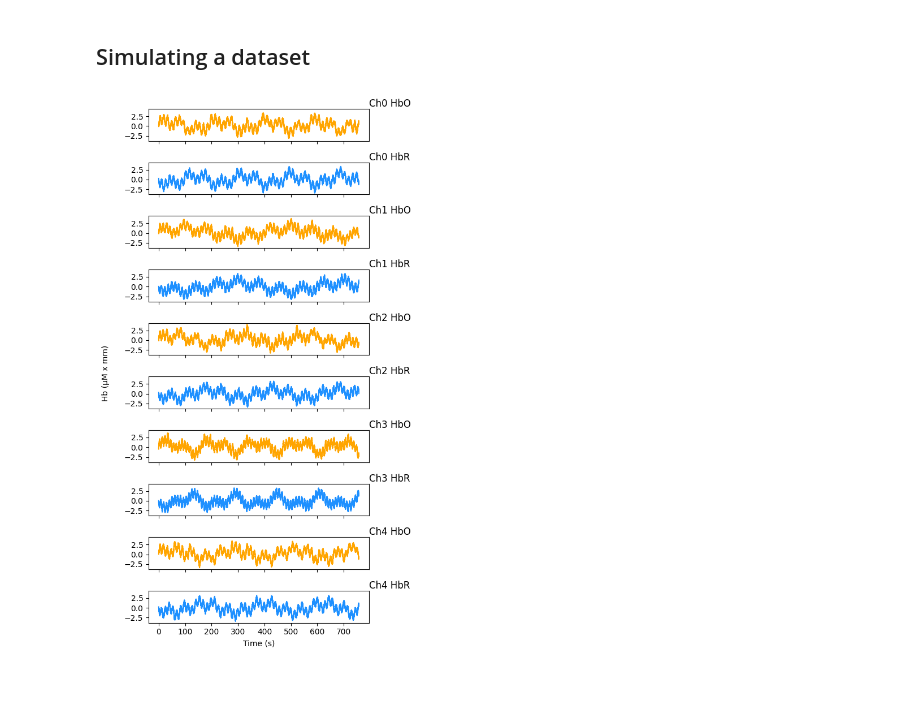
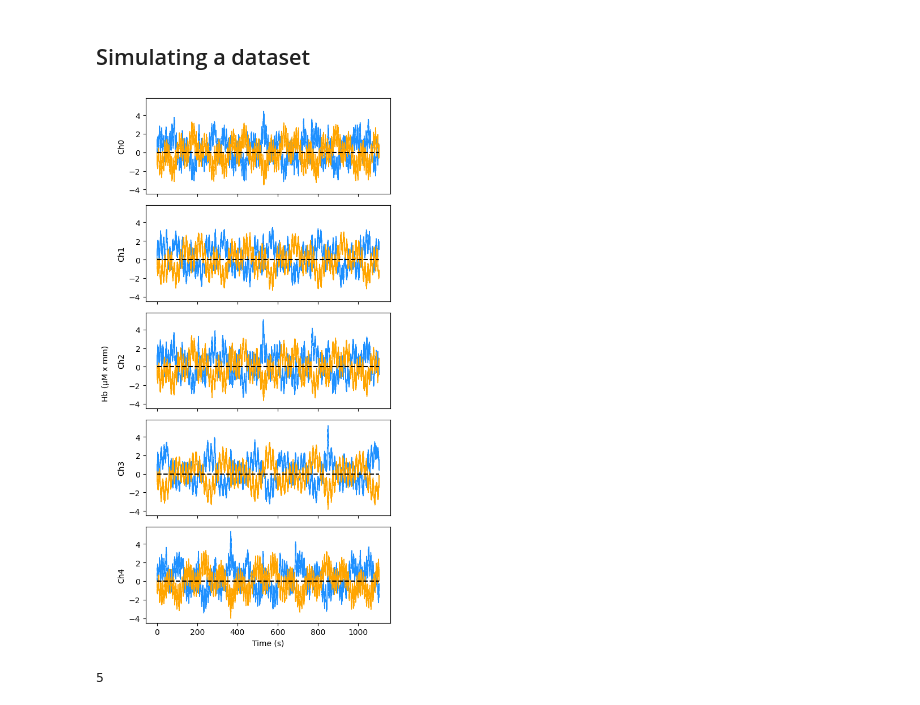
Before and after one commit to gongcastro/fnirs-sim, a Jupyter notebook: docs/index.ipynb, the cells around one changed output. Cells and saved outputs as stored; diff of their text form; code cells hidden in the pictures.

```diff
--- a/docs/index.ipynb
+++ b/docs/index.ipynb
@@ -268,25 +303,59 @@ plt.show()
 # %% [markdown]
 ## Simulating a dataset
-# %%
-dataset, times, ch_names = sim_dataset(onset_design, n_channels=N_CHANNELS)
-
-fig, ax = plt.subplots(nrows=N_CHANNELS*2,
-                       ncols=1,
-                       sharex=True,
-                       sharey=True,
-                       layout="constrained")
-
-for idx, (d, t, c) in enumerate(zip(dataset, times, ch_names)):
-    color = "orange" if "HbO" in c else "dodgerblue"
-    ax[idx].plot(t, np.transpose(d), color=color)
-    ax[idx].set_title(c, position=(1, 0), ha="left", va="top")
-fig.text(-0.05, 0.5,
-         "Hb (μM x mm)",
-         va="center",
-         rotation="vertical")
-fig.set_size_inches(5, 10, forward=True)
-plt.xlabel(xlabel="Time (s)")
-
-plt.tight_layout()
-# %% [output]
-[figure, removed]
+# %%
+import re
+dataset, times, ch_names = sim_dataset(onset_design,
+                                       blocks = blocks,
+                                       n_channels=N_CHANNELS,
+                                       amplitude = amplitudes)
+
+fig, ax = plt.subplots(nrows=N_CHANNELS,
+                       ncols=1,
+                       sharex=True,
+                       sharey=True,
+                       layout="constrained")
+hbo_all = [d for (d, c) in zip(dataset, ch_names)
+           if "HbO" in c]
+hbr_all = [d for (d, c) in zip(dataset, ch_names)
+           if "HbR" in c]
+ch_names_unique = [x for x  in ch_names if "HbO" in x]
+ch_names_unique = [re.sub(" HbO| HbR", "", x) for x in ch_names]
+ch_names_unique = np.unique([re.sub(" HbO| HbR", "", x) for x in ch_names])
+
+ax1.plot(boxcar_onsets_a,
+        np.hstack([[0, 1, 1, 0] for _ in np.arange(
+            len(block_onsets[[b=="A" for b in blocks]]))]),
+        color="dodgerblue",
+        label = "A")
+ax1.plot(boxcar_onsets_b,
+        np.hstack([[0, 1, 1, 0] for _ in np.arange(
+            len(block_onsets[[b=="B" for b in blocks]]))]),
+        color="orange",
+        label = "B")
+
+times = times[np.arange(0, len(dataset), 2)]
+for idx, (hbo, hbr, t, c) in enumerate(zip(hbo_all,
+                            hbr_all,
+                            times,
+                            ch_names_unique)):
+    ax[idx].plot(t, np.transpose(hbo), color="dodgerblue", lw = 1)
+    ax[idx].plot(t, np.transpose(hbr), color="orange", lw = 1)
+    ax[idx].hlines([0], xmin = 0, xmax = np.max(times),
+                   color  ="black", linestyles="dashed")
+    ax[idx].set_ylabel(c)
+
+
+fig.text(-0.05, 0.5,
+         "Hb (μM x mm)",
+         va="center",
+         rotation="vertical")
+fig.set_size_inches(5, 10, forward=True)
+plt.xlabel(xlabel="Time (s)")
+
+plt.tight_layout()
+# %% [output]
+[figure, added]
+# %%
+N_CHANNELS
+# %% [output]
+5
```
Also changed, not shown: parts of 12 cells of this notebook, 2 other files.
